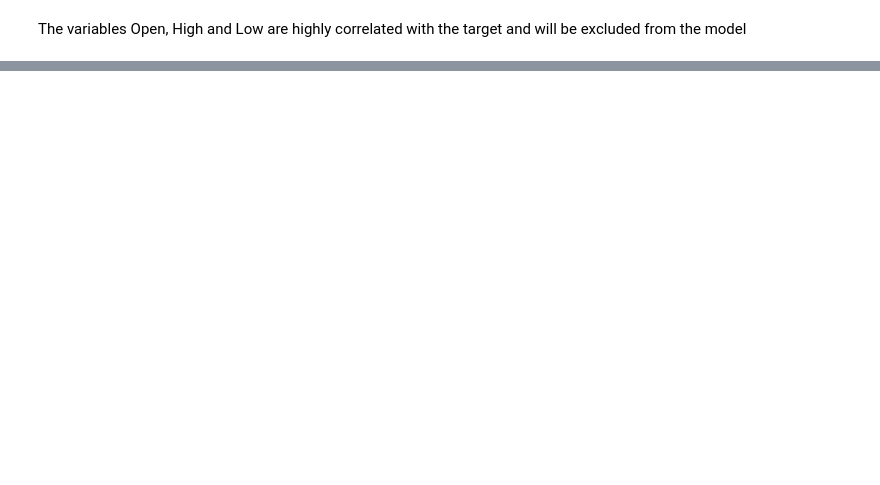
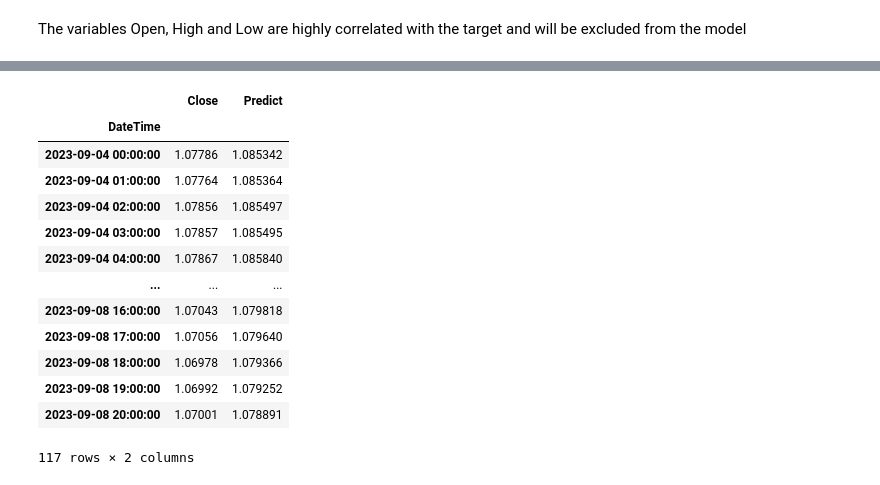
Before and after one commit to JBC2024/ML_EURUSD-PRICE-ESTIMATOR, a Jupyter notebook: src/result_notebooks/EURUSD Price Estimator.ipynb, the cells around one changed output, grey strips where cells are left out. Cells and saved outputs as stored; diff of their text form; code cells hidden in the pictures; blank space fills up the shorter version.

```diff
--- a/src/result_notebooks/EURUSD Price Estimator.ipynb
+++ b/src/result_notebooks/EURUSD Price Estimator.ipynb
@@ -266,0 +271,9 @@ The variables Open, High and Low are highly correlated with the target and will
+# %%
+# Predict next value (1)
+prediction_interval = 1
+
+# Read data set, calculated columns, features transform and batch building
+df_model = dat.get_data_model()
+
+columns = dat.get_colums_target_features_1()
+train_set, valid_set, test_set =  mdl.get_timeseries_train_valid_test_sets(df_model, columns, prediction_interval)
@@ -266,0 +370,17 @@ The variables Open, High and Low are highly correlated with the target and will
+# %%
+df_results
+# %% [output]
+|  | Close | Predict |
+| DateTime |  |  |
+| 2023-09-04 00:00:00 | 1.07786 | 1.085342 |
+| 2023-09-04 01:00:00 | 1.07764 | 1.085364 |
+| 2023-09-04 02:00:00 | 1.07856 | 1.085497 |
+| 2023-09-04 03:00:00 | 1.07857 | 1.085495 |
+| 2023-09-04 04:00:00 | 1.07867 | 1.085840 |
+| ... | ... | ... |
+| 2023-09-08 16:00:00 | 1.07043 | 1.079818 |
+| 2023-09-08 17:00:00 | 1.07056 | 1.079640 |
+| 2023-09-08 18:00:00 | 1.06978 | 1.079366 |
+| 2023-09-08 19:00:00 | 1.06992 | 1.079252 |
+| 2023-09-08 20:00:00 | 1.07001 | 1.078891 |
+117 rows × 2 columns
```
Also changed, not shown: parts of 24 cells of this notebook, 35 other files.
